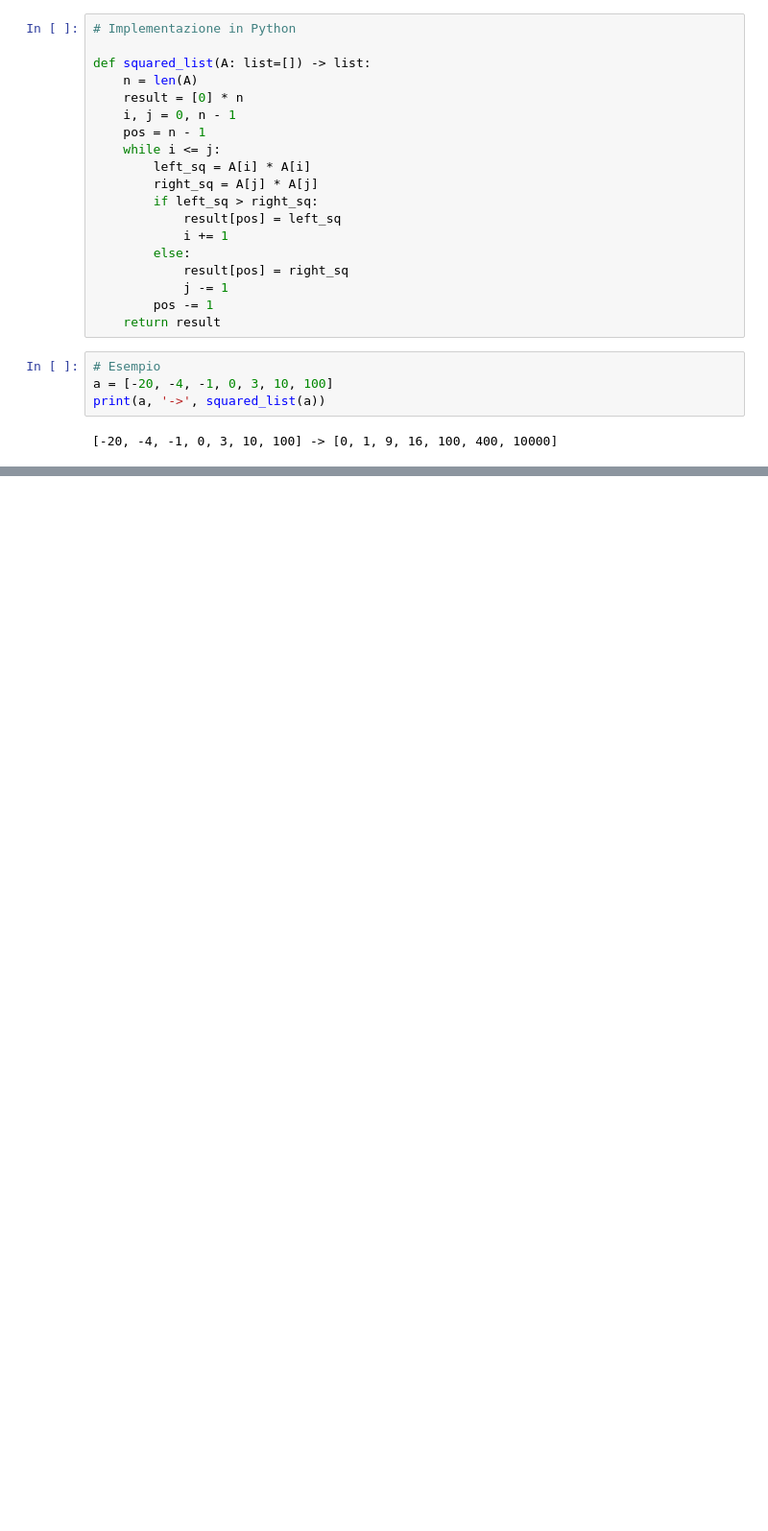
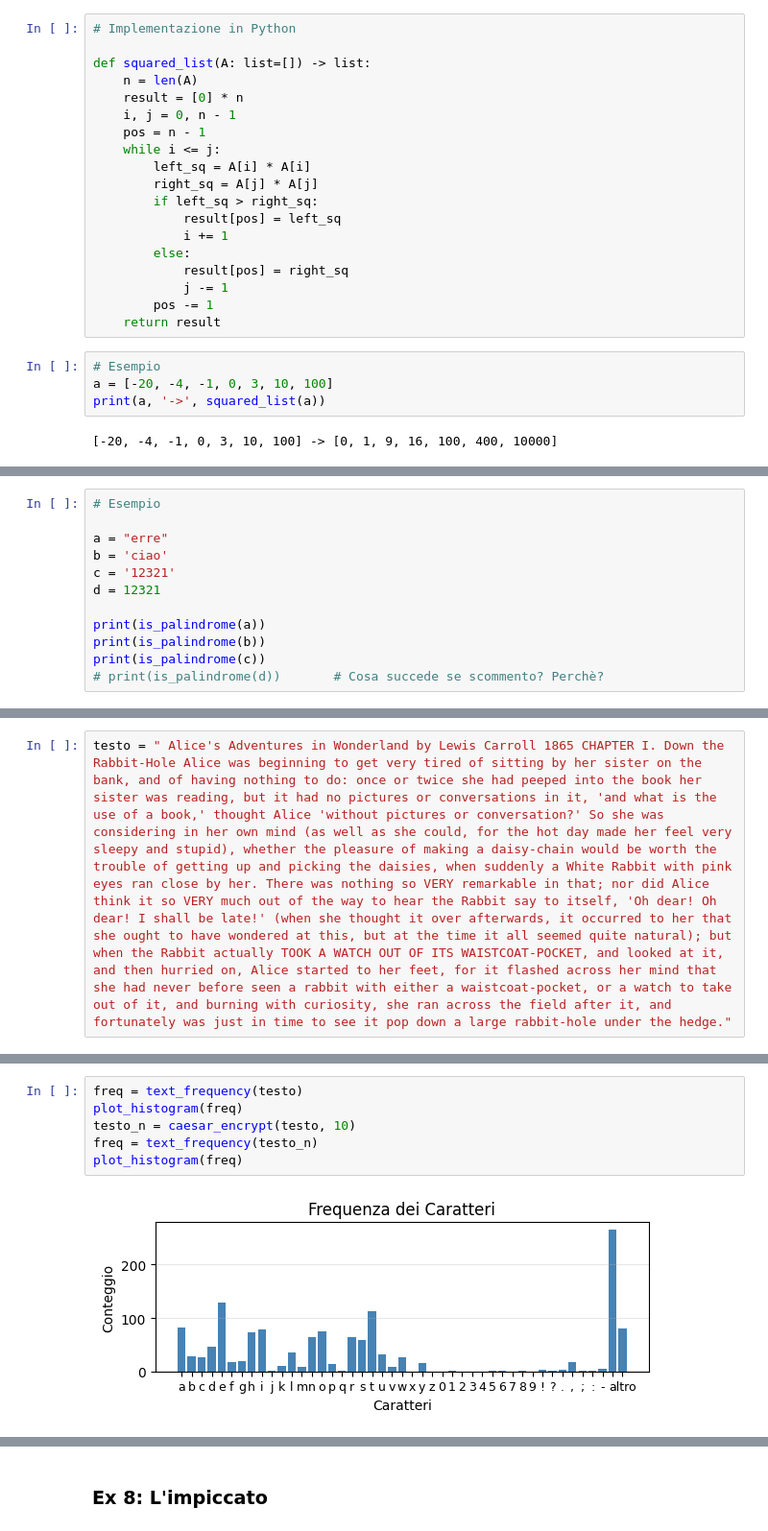
Before and after one commit to Nima-00/Laboratorio-Introduzione-a-Python, a Jupyter notebook: exercises/ex_2.ipynb, the cells around one changed output, grey strips where cells are left out. Shown at 96% size. Drawn from its saved outputs; the diff is of its cells as text; blank space fills up the shorter version.

```diff
--- a/exercises/ex_2.ipynb
+++ b/exercises/ex_2.ipynb
@@ -116,0 +126,12 @@ print(a, '->', squared_list(a))
+# %%
+# Esempio
+
+a = "erre"
+b = 'ciao'
+c = '12321'
+d = 12321
+
+print(is_palindrome(a))
+print(is_palindrome(b))
+print(is_palindrome(c))
+# print(is_palindrome(d))       # Cosa succede se scommento? Perchè?
@@ -116,0 +284,2 @@ print(a, '->', squared_list(a))
+# %%
+testo = " Alice's Adventures in Wonderland by Lewis Carroll 1865 CHAPTER I. Down the Rabbit-Hole Alice was beginning to get very tired of sitting by her sister on the bank, and of having nothing to do: once or twice she had peeped into the book her sister was reading, but it had no pictures or conversations in it, 'and what is the use of a book,' thought Alice 'without pictures or conversation?' So she was considering in her own mind (as well as she could, for the hot day made her feel very sleepy and stupid), whether the pleasure of making a daisy-chain would be worth the trouble of getting up and picking the daisies, when suddenly a White Rabbit with pink eyes ran close by her. There was nothing so VERY remarkable in that; nor did Alice think it so VERY much out of the way to hear the Rabbit say to itself, 'Oh dear! Oh dear! I shall be late!' (when she thought it over afterwards, it occurred to her that she ought to have wondered at this, but at the time it all seemed quite natural); but when the Rabbit actually TOOK A WATCH OUT OF ITS WAISTCOAT-POCKET, and looked at it, and then hurried on, Alice started to her feet, for it flashed across her mind that she had never before seen a rabbit with either a waistcoat-pocket, or a watch to take out of it, and burning with curiosity, she ran across the field after it, and fortunately was just in time to see it pop down a large rabbit-hole under the hedge."
@@ -116,0 +311,8 @@ print(a, '->', squared_list(a))
+# %%
+freq = text_frequency(testo)
+plot_histogram(freq)
+testo_n = caesar_encrypt(testo, 10)
+freq = text_frequency(testo_n)
+plot_histogram(freq)
+# %% [output]
+[figure, added]
@@ -116,0 +320,2 @@ print(a, '->', squared_list(a))
+# %% [markdown]
+### Ex 8: L'impiccato
```
Also changed, not shown: parts of 18 cells of this notebook, 21 other files.
